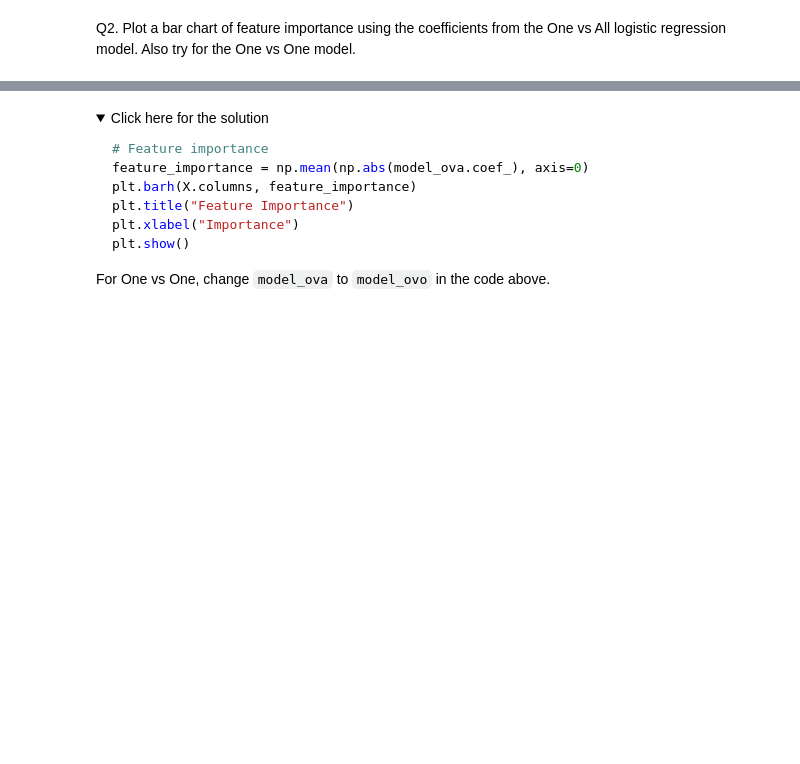
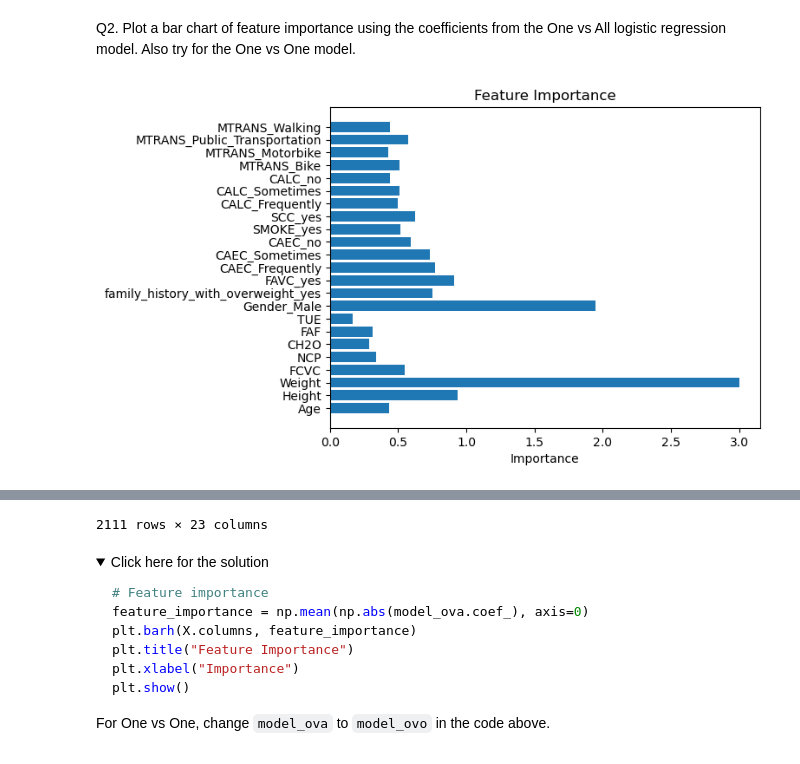
Before and after one commit to clarkezone/python-play, a Jupyter notebook: experiments/jupyter-docker/Multi-class-Classification-V2.ipynb, the cells around one changed output, grey strips where cells are left out. Drawn from its saved outputs; the diff is of its cells as text; code cells hidden in the pictures; folded sections open; blank space fills up the shorter version.

```diff
--- a/experiments/jupyter-docker/Multi-class-Classification-V2.ipynb
+++ b/experiments/jupyter-docker/Multi-class-Classification-V2.ipynb
@@ -383,0 +386,11 @@ Q1. Experiment with different test sizes in the train_test_split method (e.g., 0
+# %%
+# your code here
+for test_size in [0.1, 0.3]:
+    X_train, X_test, y_train, y_test = train_test_split(X, y, test_size=test_size, random_state=42, stratify=y)
+    model_ova = LogisticRegression(multi_class='ovr', max_iter=1000)
+    model_ova.fit(X_train, y_train)
+    y_pred_ova = model_ova.predict(X_test)
+
+    # Evaluation metrics for OvA
+    print("One-vs-All (OvA) Strategy")
+    print(f"Accuracy: {np.round(100*accuracy_score(y_test, y_pred_ova),2)}%")
@@ -399,0 +416,10 @@ Q2. Plot a bar chart of feature importance using the coefficients from the One v
+# %%
+# your code here
+feature_importance = np.mean(np.abs(model_ova.coef_), axis=0)
+plt.barh(X.columns, feature_importance)
+plt.title("Feature Importance")
+plt.xlabel("Importance")
+plt.show()
+X
+# %% [output]
+[figure, added]
@@ -400,3 +438,4 @@ Q2. Plot a bar chart of feature importance using the coefficients from the One v
+2111 rows × 23 columns
 # %% [markdown]
 <details><summary>Click here for the solution</summary>
 
```
Also changed, not shown: parts of 12 cells of this notebook, 1 other file.
